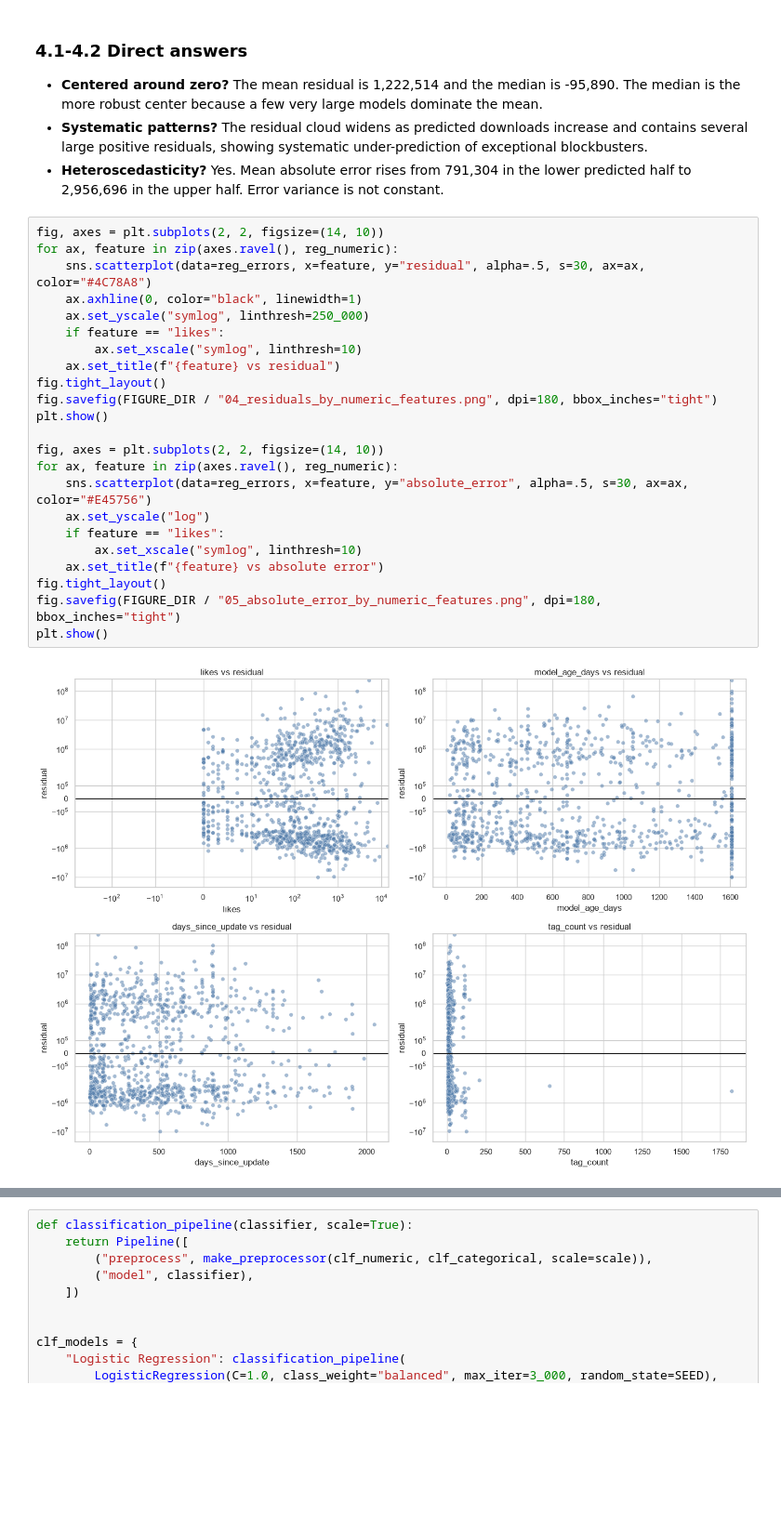
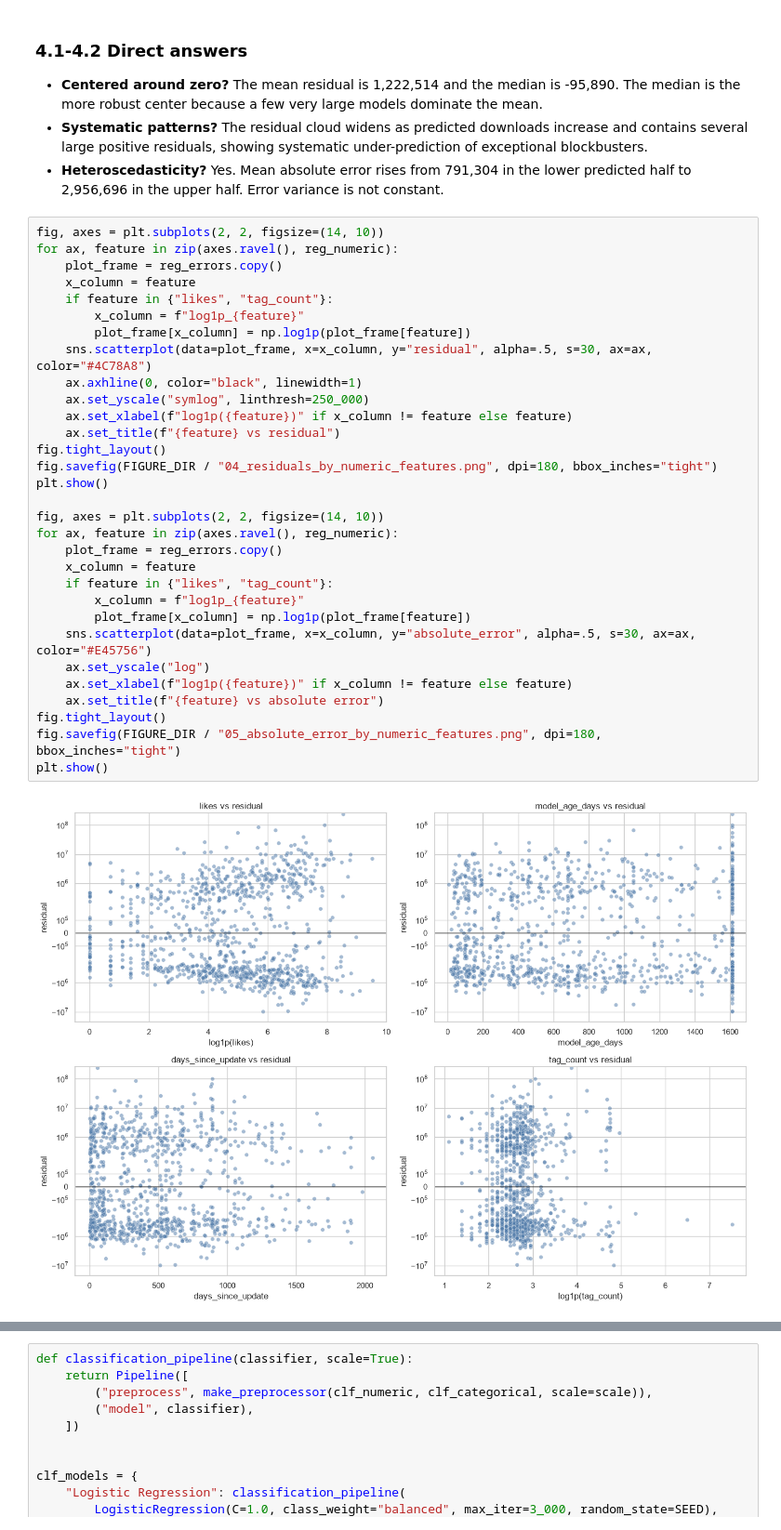
Before and after one commit to tedir1995-beep/hit-data-science-hw2, a Jupyter notebook: notebooks/huggingface_models_error_analysis.ipynb, the cells around one changed output, grey strips where cells are left out. Shown at 93% size. Cells and saved outputs as stored; diff of their text form; blank space fills up the shorter version.

```diff
--- a/notebooks/huggingface_models_error_analysis.ipynb
+++ b/notebooks/huggingface_models_error_analysis.ipynb
@@ -438,25 +442,33 @@ display(Markdown(f'''
 # %%
 fig, axes = plt.subplots(2, 2, figsize=(14, 10))
 for ax, feature in zip(axes.ravel(), reg_numeric):
-    sns.scatterplot(data=reg_errors, x=feature, y="residual", alpha=.5, s=30, ax=ax, color="#4C78A8")
+    plot_frame = reg_errors.copy()
+    x_column = feature
+    if feature in {"likes", "tag_count"}:
+        x_column = f"log1p_{feature}"
+        plot_frame[x_column] = np.log1p(plot_frame[feature])
+    sns.scatterplot(data=plot_frame, x=x_column, y="residual", alpha=.5, s=30, ax=ax, color="#4C78A8")
     ax.axhline(0, color="black", linewidth=1)
     ax.set_yscale("symlog", linthresh=250_000)
-    if feature == "likes":
-        ax.set_xscale("symlog", linthresh=10)
+    ax.set_xlabel(f"log1p({feature})" if x_column != feature else feature)
     ax.set_title(f"{feature} vs residual")
 fig.tight_layout()
 fig.savefig(FIGURE_DIR / "04_residuals_by_numeric_features.png", dpi=180, bbox_inches="tight")
 plt.show()
 
 fig, axes = plt.subplots(2, 2, figsize=(14, 10))
 for ax, feature in zip(axes.ravel(), reg_numeric):
-    sns.scatterplot(data=reg_errors, x=feature, y="absolute_error", alpha=.5, s=30, ax=ax, color="#E45756")
+    plot_frame = reg_errors.copy()
+    x_column = feature
+    if feature in {"likes", "tag_count"}:
+        x_column = f"log1p_{feature}"
+        plot_frame[x_column] = np.log1p(plot_frame[feature])
+    sns.scatterplot(data=plot_frame, x=x_column, y="absolute_error", alpha=.5, s=30, ax=ax, color="#E45756")
     ax.set_yscale("log")
-    if feature == "likes":
-        ax.set_xscale("symlog", linthresh=10)
+    ax.set_xlabel(f"log1p({feature})" if x_column != feature else feature)
     ax.set_title(f"{feature} vs absolute error")
 fig.tight_layout()
 fig.savefig(FIGURE_DIR / "05_absolute_error_by_numeric_features.png", dpi=180, bbox_inches="tight")
 plt.show()
 # %% [output]
-[figure, old version]
+[figure, new version]
```
Also changed, not shown: parts of 26 cells of this notebook, 15 other files.
